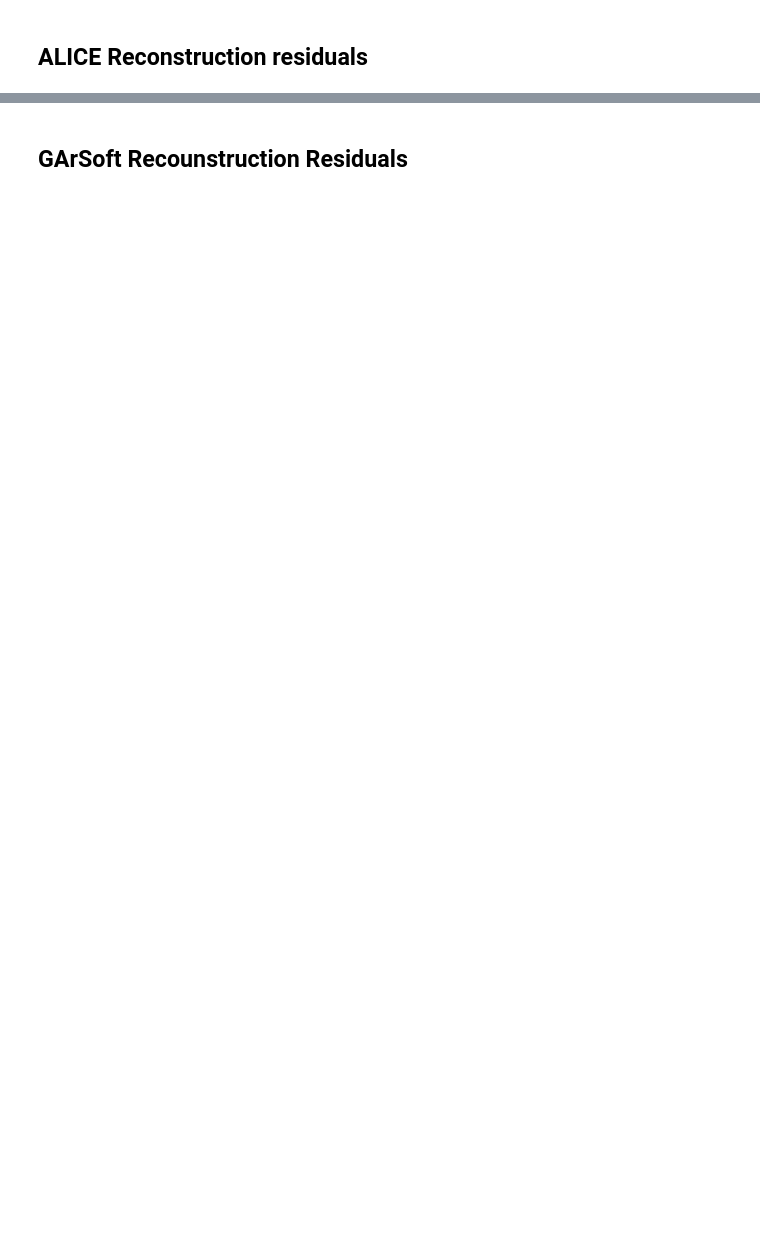
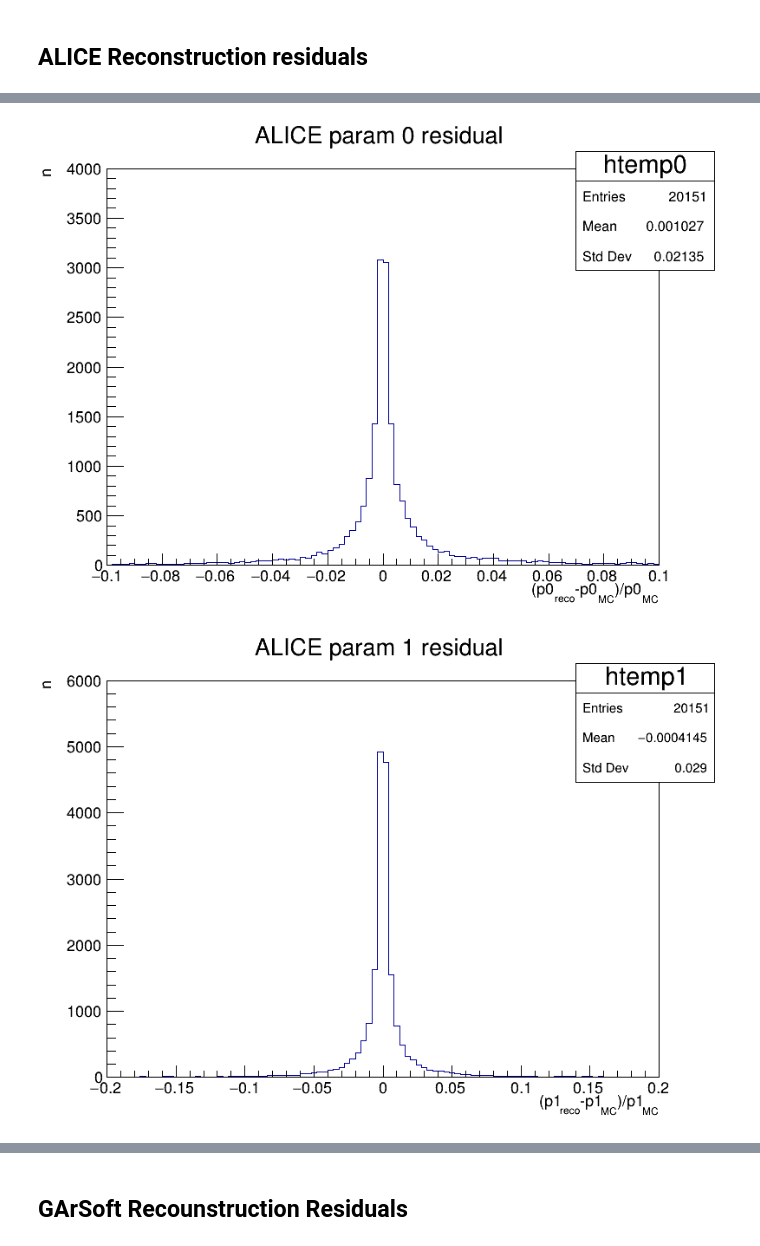
Before and after one commit to Trenchcoat95/ConvertMC, a Jupyter notebook: CheckResiduals.ipynb, the cells around one changed output, grey strips where cells are left out. Cells and saved outputs as stored; diff of their text form; code cells hidden in the pictures; blank space fills up the shorter version.

```diff
--- a/CheckResiduals.ipynb
+++ b/CheckResiduals.ipynb
@@ -15,8 +17,14 @@ from fastSimulation import *
 # Reading the files
 # %%
 folder="/home/federico/Documents/Universita/Federico_2020-2021/Aliwork/ConvertMC/"
-Recotype = "FullReco"
+Recotype = "FullRecoInteraction"
+ParamType = "InRot"
+Particletype = "_muon"
+ParamStType = ""
+if(ParamType=="InRot") : ParamStType = "NoRot"
+
+sample = "Rangetest_"
 inputData = folder+Recotype+"/fastParticle.list"
 ROOT.initTreeFast(inputData)
-tree=ROOT.treeFast
+tree = ROOT.treeFast
 treeSeed = ROOT.treeSeed
@@ -24,64 +41,83 @@ treeSeed = ROOT.treeSeed
 ## ALICE Reconstruction residuals
 # %%
 hq0 = ROOT.TCanvas("hq0","hq0",800,600)
-tree.Draw("(fParamMC[0].fP[0]-fParamInRot[0].fP[0])/fParamMC[0].fP[0]>>htemp0(100,-0.1,0.1)","fParamInRot[0].fC[14]!=0")
+tree.Draw("(fParamMC[0].fP[0]-fParam"+ParamType+"[0].fP[0])/fParamMC[0].fP[0]>>htemp0(100,-0.1,0.1)","fParam"+ParamType+"[0].fC[14]!=0&&fParamMC[0].fP[4]!=0")
 h0 = ROOT.gPad.GetPrimitive("htemp0")
-h0.GetYaxis().SetRangeUser(0,600)
+#h0.GetYaxis().SetRangeUser(0,600) #pgun
+h0.GetYaxis().SetRangeUser(0,4000)
 h0.SetTitle("ALICE param 0 residual;(p0_{reco}-p0_{MC})/p0_{MC};n")
 hq0.Draw()
-hq0.SaveAs(folder+Recotype+"/Plots/ALICEResp0.png")
+hq0.SaveAs(folder+Recotype+"/Plots/"+sample+ParamType+"ALICEResp0.png")
 
 hq1 = ROOT.TCanvas("hq1","hq1",800,600)
-tree.Draw("(fParamMC[0].fP[1]-fParamInRot[0].fP[1])/fParamMC[0].fP[1]>>htemp1(100,-0.2,0.2)","fParamInRot[0].fC[14]!=0")
+tree.Draw("(fParamMC[0].fP[1]-fParam"+ParamType+"[0].fP[1])/fParamMC[0].fP[1]>>htemp1(100,-0.2,0.2)","fParam"+ParamType+"[0].fC[14]!=0&&fParamMC[0].fP[4]!=0")
 h1 = ROOT.gPad.GetPrimitive("htemp1")
-h1.GetYaxis().SetRangeUser(0,420)
+#h1.GetYaxis().SetRangeUser(0,420) #pgun
+h1.GetYaxis().SetRangeUser(0,6000)
 h1.SetTitle("ALICE param 1 residual;(p1_{reco}-p1_{MC})/p1_{MC};n")
 hq1.Draw()
-hq1.SaveAs(folder+Recotype+"/Plots/ALICEResp1.png")
+hq1.SaveAs(folder+Recotype+"/Plots/"+sample+ParamType+"ALICEResp1.png")
 
 hq2 = ROOT.TCanvas("hq2","hq2",800,600)
-tree.Draw("(fParamMC[0].fP[2]-fParamInRot[0].fP[2])/fParamMC[0].fP[2]>>htemp2(100,-0.2,0.2)","fParamInRot[0].fC[14]!=0")
+tree.Draw("(fParamMC[0].fP[2]-fParam"+ParamType+"[0].fP[2])/fParamMC[0].fP[2]>>htemp2(100,-0.2,0.2)","fParam"+ParamType+"[0].fC[14]!=0&&fParamMC[0].fP[4]!=0")
 h2 = ROOT.gPad.GetPrimitive("htemp2")
 h2.SetTitle("ALICE param 2 residual;(p2_{reco}-p2_{MC})/p2_{MC};n")
-h2.GetYaxis().SetRangeUser(0,1200)
+#h2.GetYaxis().SetRangeUser(0,1500) #pgun
+h2.GetYaxis().SetRangeUser(0,1500)
 hq2.Draw()
-hq2.SaveAs(folder+Recotype+"/Plots/Resp2ALICE.png")
+hq2.SaveAs(folder+Recotype+"/Plots/"+sample+ParamType+"ALICEResp2.png")
 
 hq3 = ROOT.TCanvas("hq3","hq3",800,600)
-tree.Draw("(fParamMC[0].fP[3]-fParamInRot[0].fP[3])/fParamMC[0].fP[3]>>htemp3(100,-0.2,0.2)","fParamInRot[0].fC[14]!=0")
+tree.Draw("(fParamMC[0].fP[3]-fParam"+ParamType+"[0].fP[3])/fParamMC[0].fP[3]>>htemp3(100,-0.2,0.2)","fParam"+ParamType+"[0].fC[14]!=0&&fParamMC[0].fP[4]!=0")
 h3 = ROOT.gPad.GetPrimitive("htemp3")
 h3.SetTitle("ALICE param 3 residual;(p3_{reco}-p3_{MC})/p3_{MC};n")
-h3.GetYaxis().SetRangeUser(0,1100)
+#h3.GetYaxis().SetRangeUser(0,1500) #pgun
+h3.GetYaxis().SetRangeUser(0,2000)
 hq3.Draw()
-hq3.SaveAs(folder+Recotype+"/Plots/ALICEResp3.png")
+hq3.SaveAs(folder+Recotype+"/Plots/"+sample+ParamType+"ALICEResp3.png")
 
 hq4 = ROOT.TCanvas("hq4","hq4",800,600)
-tree.Draw("(fParamMC[0].fP[4]-fParamInRot[0].fP[4])/fParamMC[0].fP[4]>>htemp4(100,-0.1,0.1)","fParamInRot[0].fC[14]!=0")
+tree.Draw("(fParamMC[0].fP[4]-fParam"+ParamType+"[0].fP[4])/fParamMC[0].fP[4]>>htemp4(100,-0.3,0.3)","fParam"+ParamType+"[0].fC[14]!=0&&fParamMC[0].fP[4]!=0")
 h4 = ROOT.gPad.GetPrimitive("htemp4")
 h4.SetTitle("ALICE param 4 residual;(p4_{reco}-p4_{MC})/p4_{MC};n")
-h4.GetYaxis().SetRangeUser(0,480)
+#h4.GetYaxis().SetRangeUser(0,500) #pgun
+h4.GetYaxis().SetRangeUser(0,750)
 hq4.Draw()
-hq4.SaveAs(folder+Recotype+"/Plots/ALICEResp4.png")
+hq4.SaveAs(folder+Recotype+"/Plots/"+sample+ParamType+"ALICEResp4.png")
 
 ROOT.gStyle.SetOptFit(kTRUE)
 hqp = ROOT.TCanvas("hqp","hqp",800,600)
-tree.Draw("(fParamMC[0].GetP()-fParamInRot[0].GetP())/fParamMC[0].GetP()>>htempp(200,-0.1,0.1)","fParamInRot[0].fC[14]!=0")
+tree.Draw("(fParamMC[0].GetP()-fParam"+ParamType+"[0].GetP())/fParamMC[0].GetP()>>htempp(30,-0.3,0.3)","fParam"+ParamType+"[0].fC[14]!=0&&fParamMC[0].fP[4]!=0","E")
 hp = ROOT.gPad.GetPrimitive("htempp")
-hp.GetYaxis().SetRangeUser(0,250)
-Formula = "0.39894228040143*"+str(hp.GetBinWidth(0))+"*([0]/[2])*(exp(-0.5*((x-[1])/[2])^2)+[3]*exp(-0.5*((x-([1]+[4]))/[5])^2)*([2]/[5]))"
+hp.SetLineWidth(2)
+hp.SetMarkerSize(0.9)
+hp.SetMarkerStyle(8)
+#hp.GetYaxis().SetRangeUser(0,270) #pgun
+hp.GetYaxis().SetRangeUser(0,2500)
+#Formula = "0.39894228040143*"+str(hp.GetBinWidth(0))+"*([0]/[2])*(exp(-0.5*((x-[1])/[2])^2)+[3]*exp(-0.5*((x-([1]+[4]))/[5])^2)*([2]/[5]))"
+Formula = "([0]/[2]*exp(-0.5*((x-[1])/[2])^2)+[3]/[5]*exp(-0.5*((x-[4])/[5])^2))"
 double_gauss = ROOT.TF1("double_gauss",Formula,-0.1,0.1)
-double_gauss.SetParameters(hp.GetEntries(),hp.GetMean(),hp.GetRMS(),0.5,hp.GetRMS(),hp.GetRMS())
+double_gauss.SetParNames("A_{core}","#mu_{core}","#sigma_{core}","A_{tail}","#mu_{tail}","#sigma_{tail}",)
+double_gauss.SetParameters(hp.GetEntries(),hp.GetMean(),hp.GetRMS(),0.1,hp.GetRMS(),hp.GetRMS())
+double_gauss.SetParLimits(4,-0.05,0.05)
+double_gauss.SetParLimits(2,0,0.1)
+double_gauss.SetParLimits(5,0,0.5)
 hp.Fit("double_gauss")
 hp.SetTitle("ALICE momentum p residual;(p_{reco}-p_{MC})/p_{MC};n")
 hqp.Draw()
-hqp.SaveAs(folder+Recotype+"/Plots/ALICEResp_doublegaus.png")
+hqp.SaveAs(folder+Recotype+"/Plots/"+sample+ParamType+"ALICEResp_doublegaus.png")
 
 ROOT.gStyle.SetOptFit(kTRUE)
 hqpg = ROOT.TCanvas("hqpg","hqpg",800,600)
-tree.Draw("(fParamMC[0].GetP()-fParamInRot[0].GetP())/fParamMC[0].GetP()>>htempp2(200,-0.1,0.1)","fParamInRot[0].fC[14]!=0")
+tree.Draw("(fParamMC[0].GetP()-fParam"+ParamType+"[0].GetP())/fParamMC[0].GetP()>>htempp2(30,-0.3,0.3)","fParam"+ParamType+"[0].fC[14]!=0&&fParamMC[0].fP[4]!=0","E")
 hp2 = ROOT.gPad.GetPrimitive("htempp2")
-hp2.GetYaxis().SetRangeUser(0,250)
+hp2.SetLineWidth(2)
+hp2.SetMarkerSize(0.9)
+hp2.SetMarkerStyle(8)
+#hp2.GetYaxis().SetRangeUser(0,270) #pgun
+hp2.GetYaxis().SetRangeUser(0,2500)
 hp2.Fit("gaus")
 hp2.SetTitle("ALICE momentum p residual;(p_{reco}-p_{MC})/p_{MC};n")
 hqpg.Draw()
-hqpg.SaveAs(folder+Recotype+"/Plots/ALICEResp_gaus.png")
+hqpg.SaveAs(folder+Recotype+"/Plots/"+sample+ParamType+"ALICEResp_gaus.png")
+# %% [output]
@@ -87,0 +157,2 @@ hqpg.SaveAs(folder+Recotype+"/Plots/ALICEResp_gaus.png")
+[figure, added]
+[figure, added]
```
Also changed, not shown: parts of 29 cells of this notebook, 1 other file.
